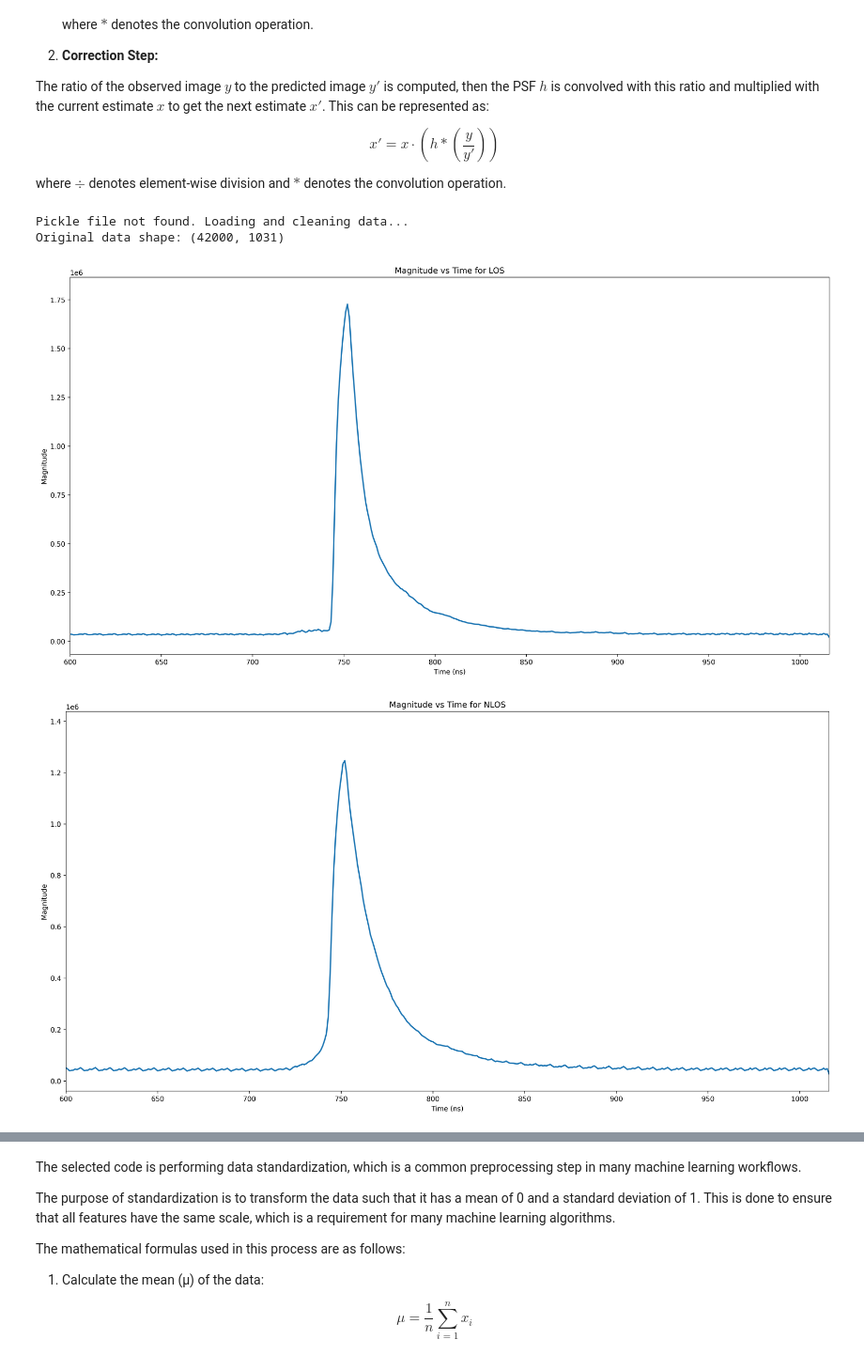
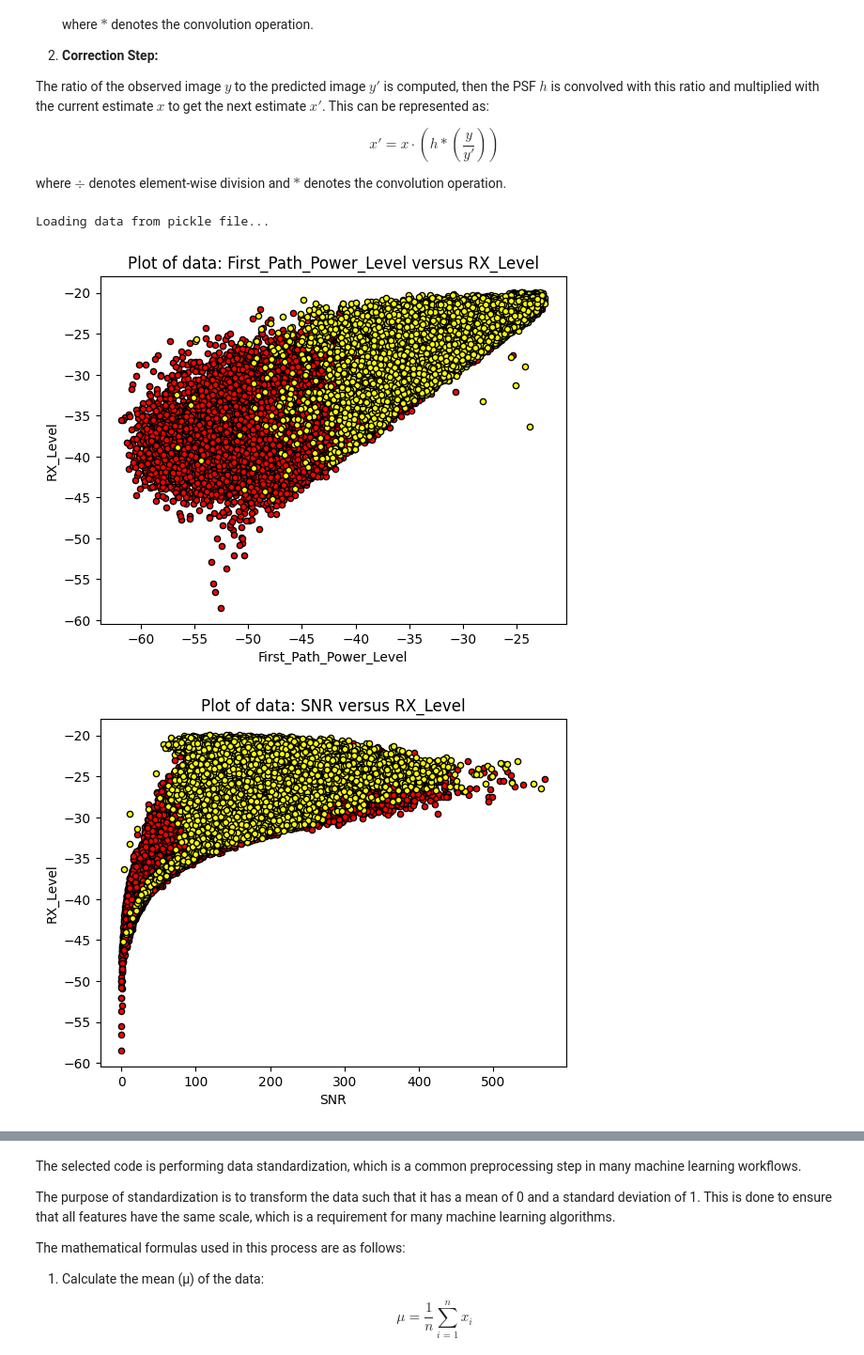
Before and after one commit to Devoalda/CSC3105_Project, a Jupyter notebook: Project.ipynb, the cells around one changed output, grey strips where cells are left out. Shown at 94% size. Cells and saved outputs as stored; diff of their text form; code cells hidden in the pictures.

Commit message:
Updated plot_features

```diff
--- a/Project.ipynb
+++ b/Project.ipynb
@@ -142,19 +142,14 @@ def snr_graph(data):
 # %% [markdown]
 # Scatter Plot of RX_Level and First_Path_Power_Level
 # %%
-import matplotlib.pyplot as plt
-
-def plot_features(data):
-    X = data[['RX_Level', 'First_Path_Power_Level']].to_numpy()
-    Y = data['NLOS'].to_numpy()
-    Y = Y.reshape(-1)
-    reds = Y == 1
-    black = Y == 0
-    plt.scatter(X[reds, 0], X[reds, 1], c="red", s=20, edgecolor='k')
-    plt.scatter(X[black, 0], X[black, 1], c="yellow", s=20, edgecolor='k')
-    plt.xlabel("RX_Level")
-    plt.ylabel("First_Path_Power_Level")
-    plt.title("Plot of data: RX_Level versus First_Path_Power_Level")
+def plot_features(data, labels, feature1, feature2):
+    reds = labels == 1
+    blacks = labels == 0
+    plt.scatter(data[reds][feature1], data[reds][feature2], c="red", s=20, edgecolor='k')
+    plt.scatter(data[blacks][feature1], data[blacks][feature2], c="yellow", s=20, edgecolor='k')
+    plt.xlabel(feature1)
+    plt.ylabel(feature2)
+    plt.title(f"Plot of data: {feature1} versus {feature2}")
     plt.show()
 # %% [markdown]
 ## denoise_cir Function
@@ -392,36 +387,40 @@ import pickle
 # File='data_original.pkl'
 File = 'data.pkl'
 
 # Check if the file exists
 if os.path.exists(File):
     # If the file exists, load it
-    print("Loading data from pickle file...")y
+    print("Loading data from pickle file...")
     with open(File, 'rb') as f:
         data = pickle.load(f)
+        plot_features(data, data['NLOS'], "First_Path_Power_Level", "RX_Level")
+        plot_features(data, data['NLOS'], "SNR", "RX_Level")
+        plot_features(data, data['NLOS'], "SNR", "First_Path_Power_Level")
+        snr_graph(data)
+        cir_graphs(data)
     print("Data loaded successfully.")
 else:
     # If the file doesn't exist, load and clean the data
     print("Pickle file not found. Loading and cleaning data...")
     data = load_data(DATASET_DIR)
     cir_graphs(data)
     data = clean_data(data)
-    plot_features(data)
+    plot_features(data, data['NLOS'], "First_Path_Power_Level", "RX_Level")
     snr_graph(data)
     cir_graphs(data)
     print("Data loaded and cleaned successfully.")
     print("Saving cleaned data to pickle file...")
     with open(File, 'wb') as f:
         pickle.dump(data, f)
     print("Cleaned data saved to pickle file successfully.")
 
 print("First few rows of the data:")
 print(data.head())
 
 # Print Headers
 print("Column headers:")
 print(data.columns)
 # %% [output]
-Pickle file not found. Loading and cleaning data...
-Original data shape: (42000, 1031)
+Loading data from pickle file...
-[figure, old version]
+[figure, new version]
-[figure, old version]
+[figure, new version]
```
Also changed, not shown: parts of 1 cell of this notebook.
